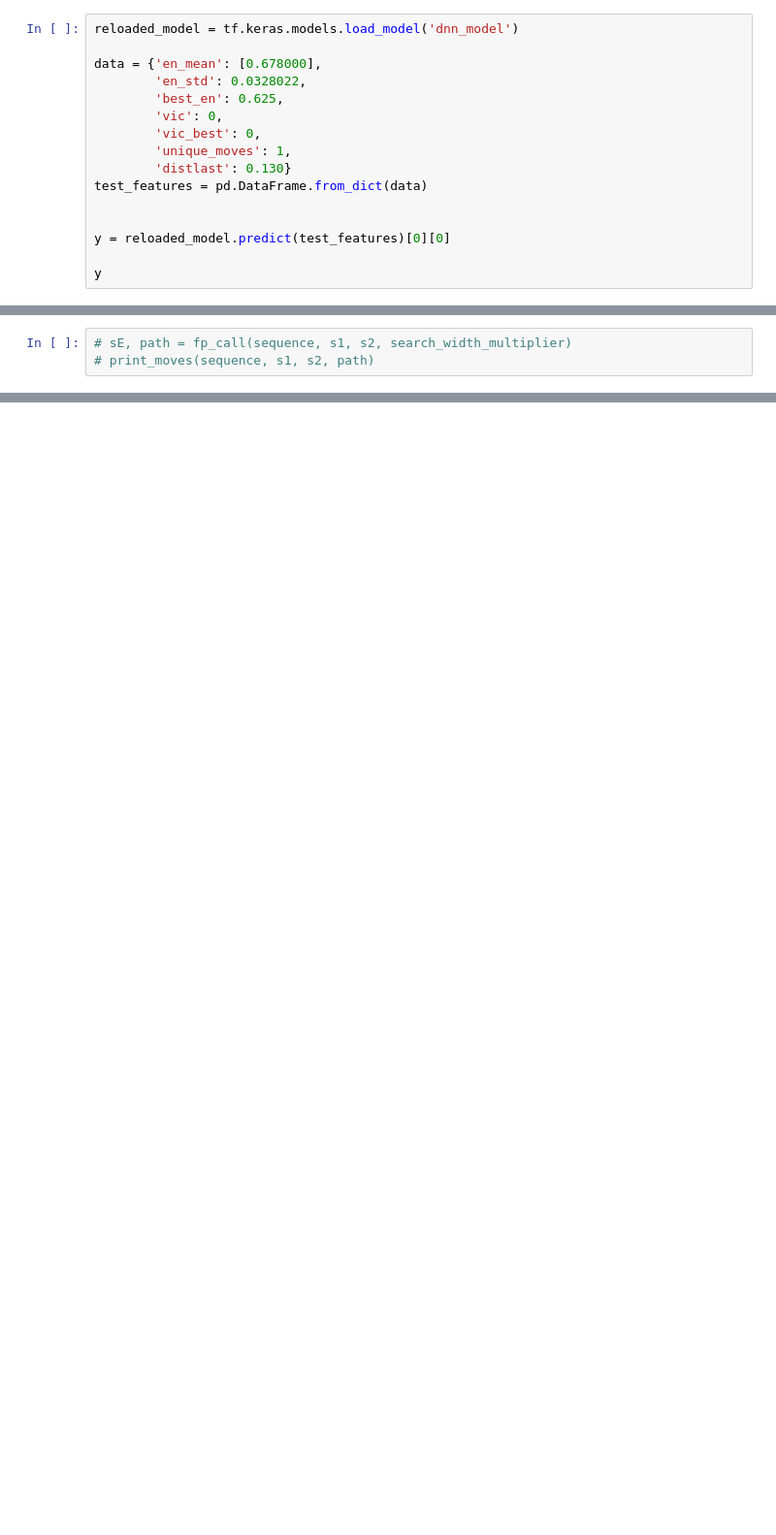
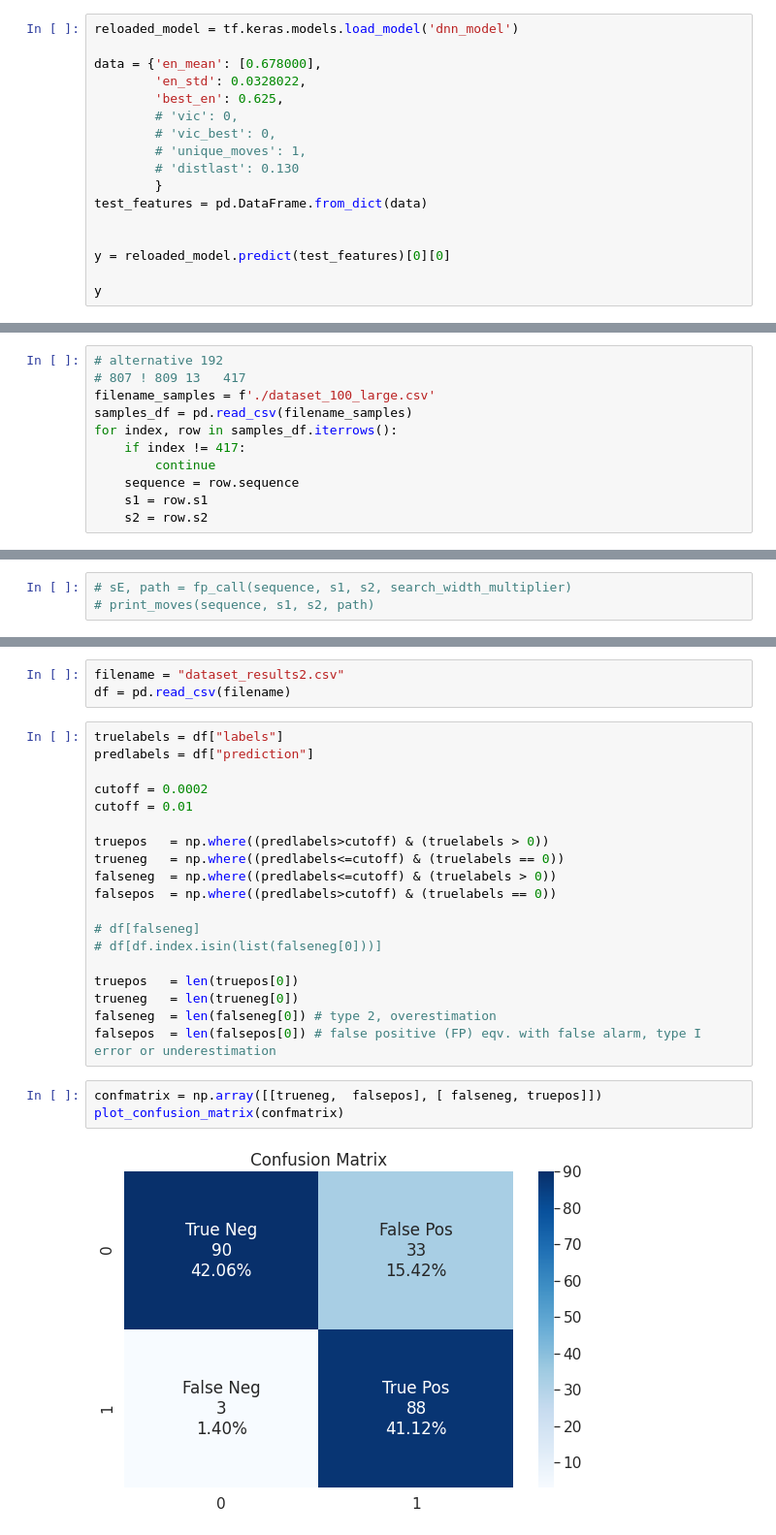
Before and after one commit to maxf-at/findpath_cpp, a Jupyter notebook: PythonImplementation/move_diversity.ipynb, the cells around one changed output, grey strips where cells are left out. Shown: that part at 97% size. Cells and saved outputs as stored; diff of their text form; blank space fills up the shorter version.

```diff
--- a/PythonImplementation/move_diversity.ipynb
+++ b/PythonImplementation/move_diversity.ipynb
@@ -168,10 +170,11 @@ reloaded_model = tf.keras.models.load_model('dnn_model')
 data = {'en_mean': [0.678000],
         'en_std': 0.0328022,
         'best_en': 0.625,
-        'vic': 0,
-        'vic_best': 0,
-        'unique_moves': 1,
-        'distlast': 0.130}
+        # 'vic': 0,
+        # 'vic_best': 0,
+        # 'unique_moves': 1,
+        # 'distlast': 0.130
+        }
 test_features = pd.DataFrame.from_dict(data)
 
 
@@ -209 +233,12 @@ len(set(clustering.labels_))
+# %%
+# alternative 192
+# 807 ! 809 13   417
+filename_samples = f'./dataset_100_large.csv'
+samples_df = pd.read_csv(filename_samples)
+for index, row in samples_df.iterrows():
+    if index != 417:
+        continue
+    sequence = row.sequence
+    s1 = row.s1
+    s2 = row.s2
 # %%
@@ -608,0 +748,27 @@ for index, row in samples_df.iterrows():
+# %%
+filename = "dataset_results2.csv"
+df = pd.read_csv(filename)
+# %%
+truelabels = df["labels"]
+predlabels = df["prediction"]
+
+cutoff = 0.0002
+cutoff = 0.01
+
+truepos   = np.where((predlabels>cutoff) & (truelabels > 0))
+trueneg   = np.where((predlabels<=cutoff) & (truelabels == 0))
+falseneg  = np.where((predlabels<=cutoff) & (truelabels > 0))
+falsepos  = np.where((predlabels>cutoff) & (truelabels == 0))
+
+# df[falseneg]
+# df[df.index.isin(list(falseneg[0]))]
+
+truepos   = len(truepos[0])
+trueneg   = len(trueneg[0])
+falseneg  = len(falseneg[0]) # type 2, overestimation
+falsepos  = len(falsepos[0]) # false positive (FP) eqv. with false alarm, type I error or underestimation
+# %%
+confmatrix = np.array([[trueneg,  falsepos], [ falseneg, truepos]])
+plot_confusion_matrix(confmatrix)
+# %% [output]
+[figure, added]
```
Also changed, not shown: parts of 14 cells of this notebook, 15 other files.
